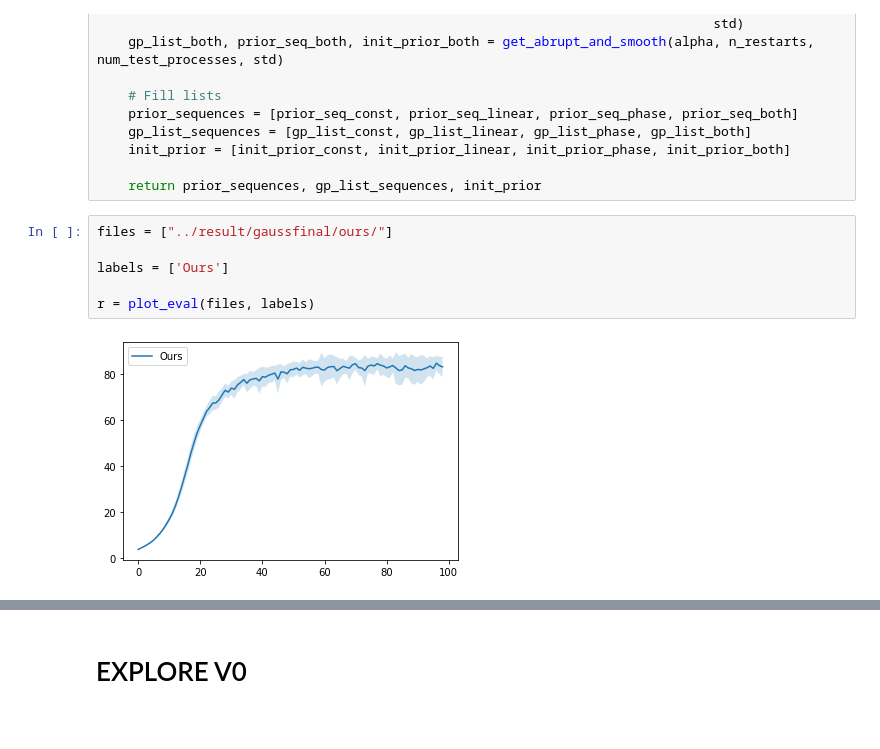
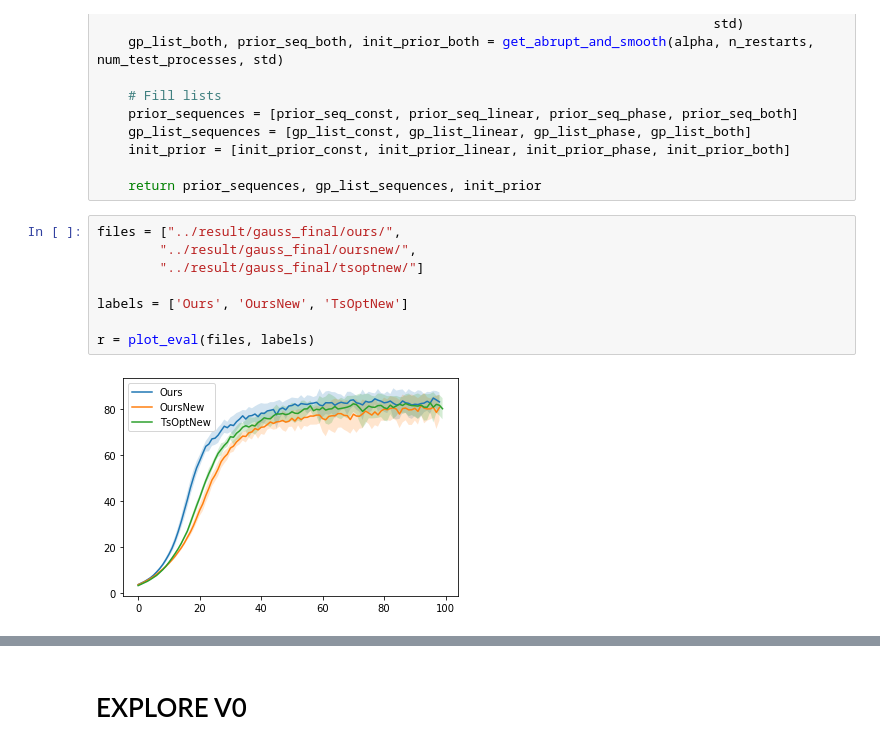
Before and after one commit to riccardopoiani/trio-non-stationary-meta-rl, a Jupyter notebook: notebooks/view_results.ipynb, the cells around one changed output, grey strips where cells are left out. Drawn from its saved outputs; the diff is of its cells as text.

```diff
--- a/notebooks/view_results.ipynb
+++ b/notebooks/view_results.ipynb
@@ -361,12 +360,14 @@ def get_sequences_gauss_v0(alpha, n_restarts, num_test_processes, std):
 
     return prior_sequences, gp_list_sequences, init_prior
 # %%
-files = ["../result/gaussfinal/ours/"]
+files = ["../result/gauss_final/ours/",
+        "../result/gauss_final/oursnew/",
+        "../result/gauss_final/tsoptnew/"]
 
-labels = ['Ours']
+labels = ['Ours', 'OursNew', 'TsOptNew']
 
 r = plot_eval(files, labels)
 # %% [output]
-[figure, old version]
+[figure, new version]
 # %%
 prior_sequences, _ ,_ = get_sequences_gauss_v0(0.2, 1, 1, 0.001)
```
Also changed, not shown: parts of 28 cells of this notebook, 47 other files.
